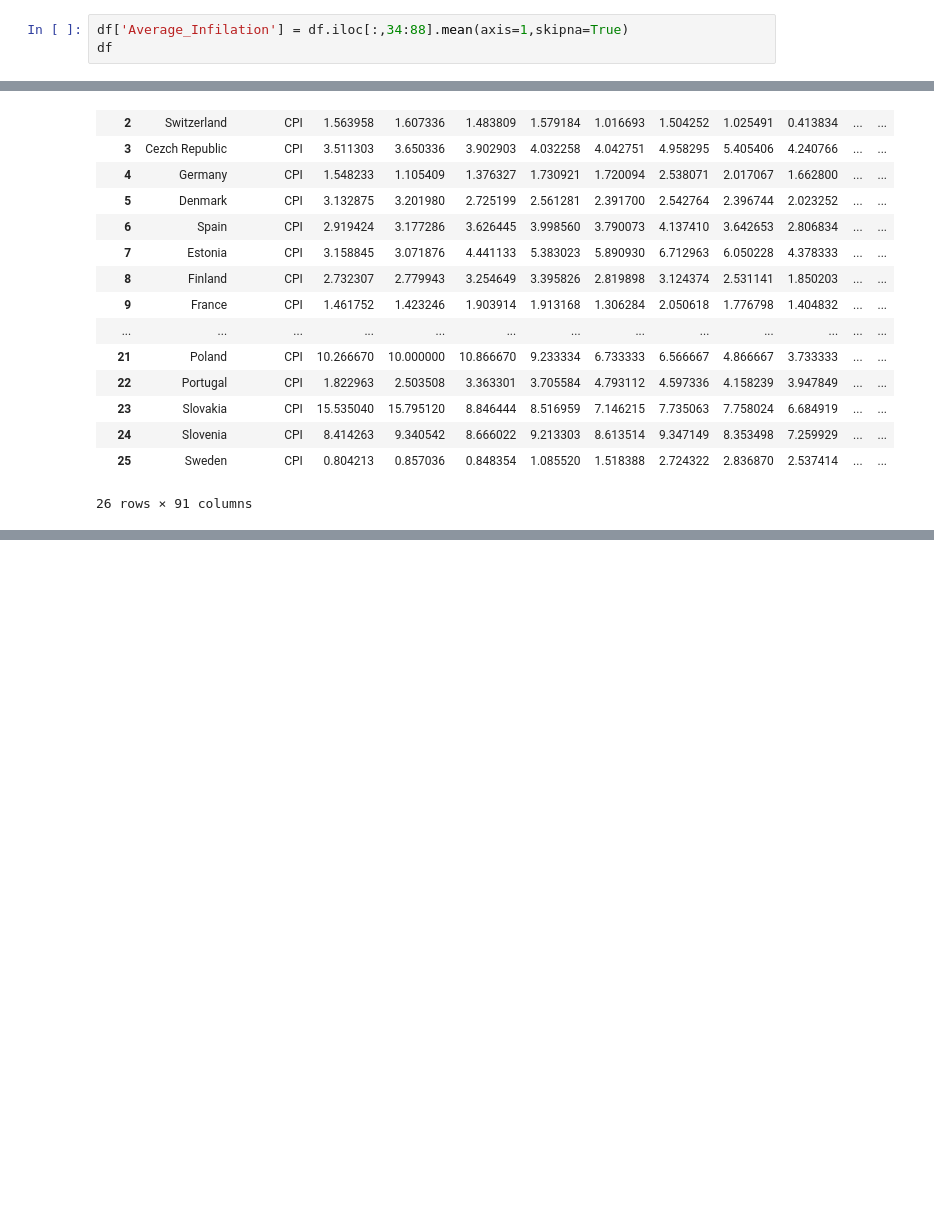
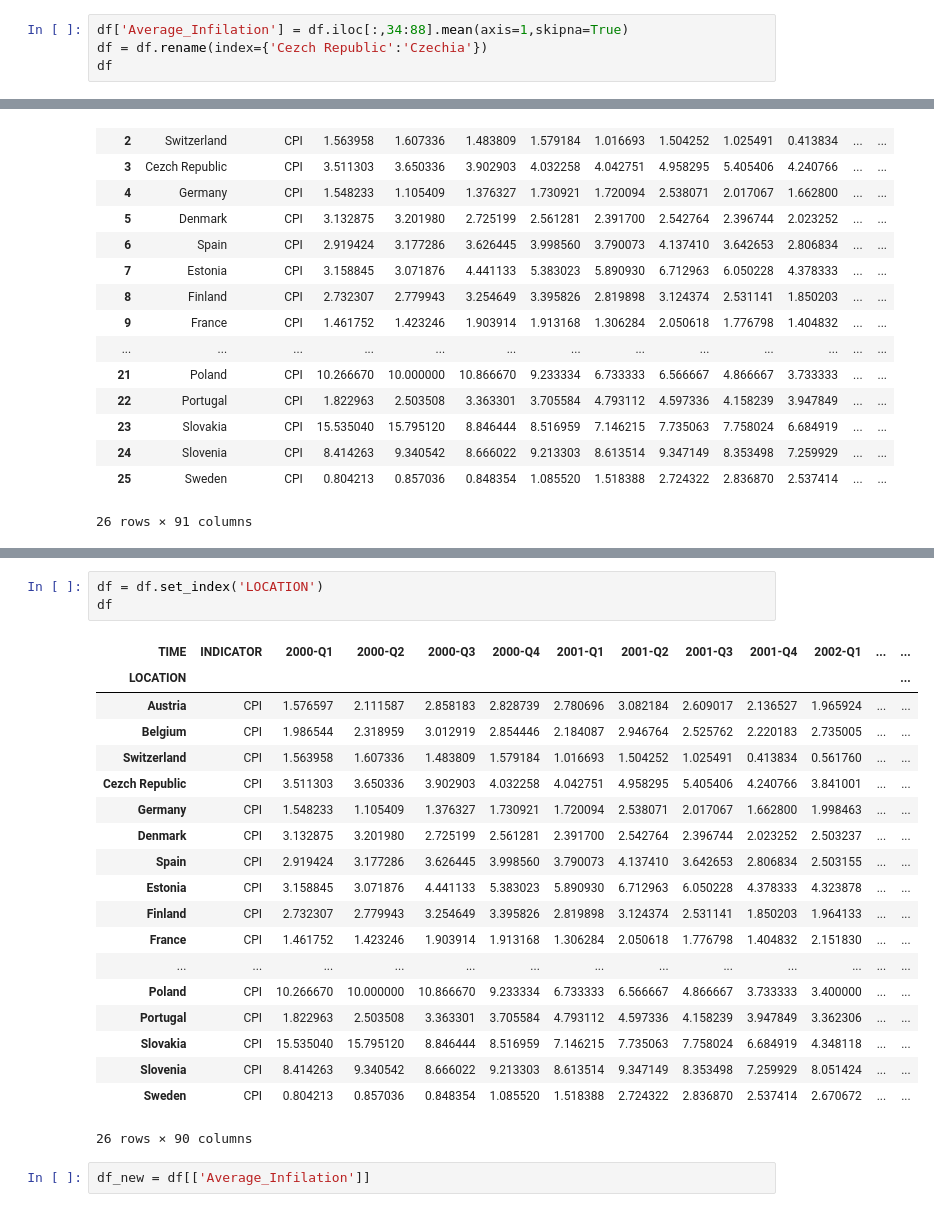
Before and after one commit to nisa-bayraktar/european_productivity, a Jupyter notebook: Infilation/infilation_HW_new_data.ipynb, the cells around one changed output, grey strips where cells are left out. Saved outputs shown, nothing was run; the diff lists cells and outputs as text; blank space fills up the shorter version.

```diff
--- a/Infilation/infilation_HW_new_data.ipynb
+++ b/Infilation/infilation_HW_new_data.ipynb
@@ -295,5 +320,6 @@ per_HW_pro
 # %%
 df['Average_Infilation'] = df.iloc[:,34:88].mean(axis=1,skipna=True)
+df = df.rename(index={'Cezch Republic':'Czechia'})
 df
 # %% [output]
 | TIME | LOCATION | INDICATOR | 2000-Q1 | 2000-Q2 | 2000-Q3 | 2000-Q4 | 2001-Q1 | 2001-Q2 | 2001-Q3 | 2001-Q4 | ... | ... |
@@ -322,0 +349,25 @@ correl
+# %%
+df = df.set_index('LOCATION')
+df
+# %% [output]
+| TIME | INDICATOR | 2000-Q1 | 2000-Q2 | 2000-Q3 | 2000-Q4 | 2001-Q1 | 2001-Q2 | 2001-Q3 | 2001-Q4 | 2002-Q1 | ... | ... |
+| LOCATION |  |  |  |  |  |  |  |  |  |  |  | ... |
+| Austria | CPI | 1.576597 | 2.111587 | 2.858183 | 2.828739 | 2.780696 | 3.082184 | 2.609017 | 2.136527 | 1.965924 | ... | ... |
+| Belgium | CPI | 1.986544 | 2.318959 | 3.012919 | 2.854446 | 2.184087 | 2.946764 | 2.525762 | 2.220183 | 2.735005 | ... | ... |
+| Switzerland | CPI | 1.563958 | 1.607336 | 1.483809 | 1.579184 | 1.016693 | 1.504252 | 1.025491 | 0.413834 | 0.561760 | ... | ... |
+| Cezch Republic | CPI | 3.511303 | 3.650336 | 3.902903 | 4.032258 | 4.042751 | 4.958295 | 5.405406 | 4.240766 | 3.841001 | ... | ... |
+| Germany | CPI | 1.548233 | 1.105409 | 1.376327 | 1.730921 | 1.720094 | 2.538071 | 2.017067 | 1.662800 | 1.998463 | ... | ... |
+| Denmark | CPI | 3.132875 | 3.201980 | 2.725199 | 2.561281 | 2.391700 | 2.542764 | 2.396744 | 2.023252 | 2.503237 | ... | ... |
+| Spain | CPI | 2.919424 | 3.177286 | 3.626445 | 3.998560 | 3.790073 | 4.137410 | 3.642653 | 2.806834 | 2.503155 | ... | ... |
+| Estonia | CPI | 3.158845 | 3.071876 | 4.441133 | 5.383023 | 5.890930 | 6.712963 | 6.050228 | 4.378333 | 4.323878 | ... | ... |
+| Finland | CPI | 2.732307 | 2.779943 | 3.254649 | 3.395826 | 2.819898 | 3.124374 | 2.531141 | 1.850203 | 1.964133 | ... | ... |
+| France | CPI | 1.461752 | 1.423246 | 1.903914 | 1.913168 | 1.306284 | 2.050618 | 1.776798 | 1.404832 | 2.151830 | ... | ... |
+| ... | ... | ... | ... | ... | ... | ... | ... | ... | ... | ... | ... | ... |
+| Poland | CPI | 10.266670 | 10.000000 | 10.866670 | 9.233334 | 6.733333 | 6.566667 | 4.866667 | 3.733333 | 3.400000 | ... | ... |
+| Portugal | CPI | 1.822963 | 2.503508 | 3.363301 | 3.705584 | 4.793112 | 4.597336 | 4.158239 | 3.947849 | 3.362306 | ... | ... |
+| Slovakia | CPI | 15.535040 | 15.795120 | 8.846444 | 8.516959 | 7.146215 | 7.735063 | 7.758024 | 6.684919 | 4.348118 | ... | ... |
+| Slovenia | CPI | 8.414263 | 9.340542 | 8.666022 | 9.213303 | 8.613514 | 9.347149 | 8.353498 | 7.259929 | 8.051424 | ... | ... |
+| Sweden | CPI | 0.804213 | 0.857036 | 0.848354 | 1.085520 | 1.518388 | 2.724322 | 2.836870 | 2.537414 | 2.670672 | ... | ... |
+26 rows × 90 columns
+# %%
+df_new = df[['Average_Infilation']]
```
Also changed, not shown: parts of 8 cells of this notebook, 17 other files.
